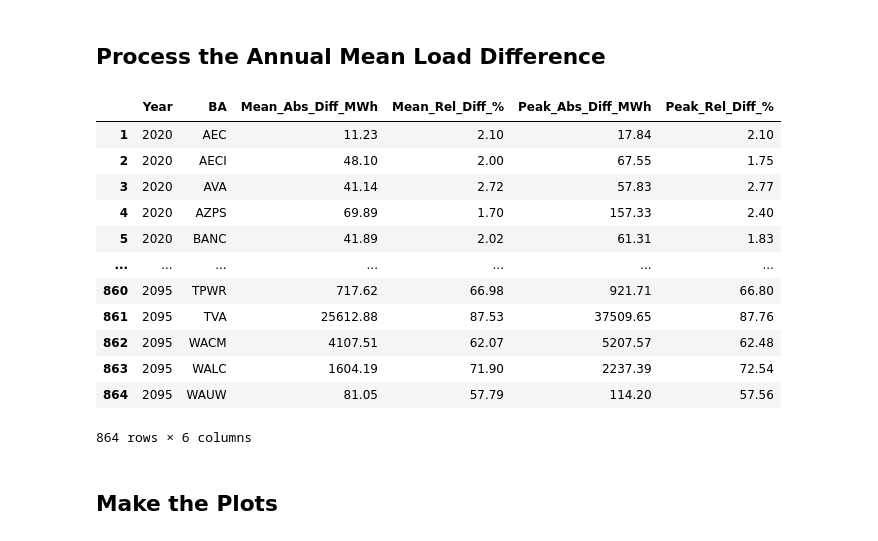
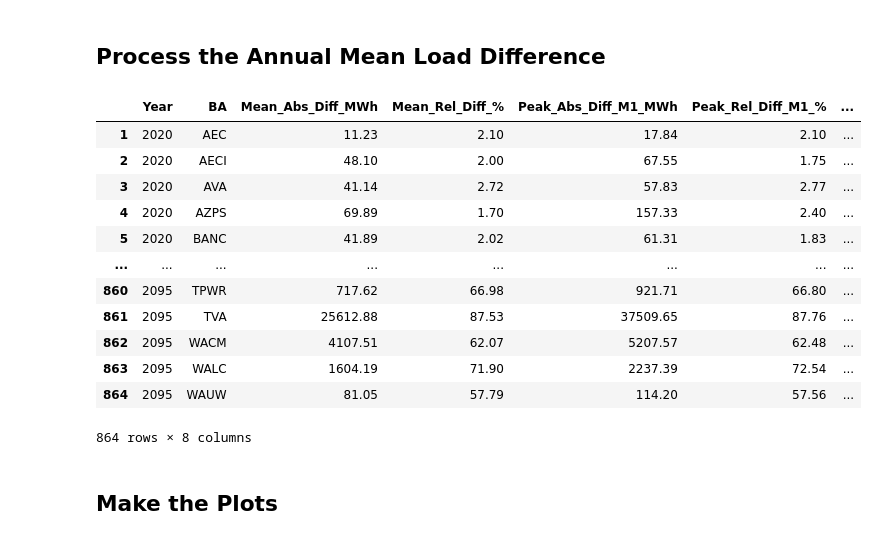
Before and after one commit to IMMM-SFA/burleyson-etal_2024_applied_energy, a Jupyter notebook: notebooks/ba_divergence_analysis.ipynb, the cells around one changed output. Drawn from its saved outputs; the diff is of its cells as text; code cells hidden in the pictures.

```diff
--- a/notebooks/ba_divergence_analysis.ipynb
+++ b/notebooks/ba_divergence_analysis.ipynb
@@ -16,13 +16,13 @@ from glob import glob
 # %%
 # Identify the top-level directory and the subdirectory where the data will be stored:
 data_input_dir =  '/Users/burl878/Documents/IMMM/Data/TELL/Production_Runs/tell_data/outputs/tell_output/'
-data_output_dir =  '/Users/burl878/Documents/Code/code_repos/burleyson-etal_2023_tbd/data/divergence/'
-image_output_dir =  '/Users/burl878/Documents/Code/code_repos/burleyson-etal_2023_tbd/figures/Balancing_Authorities/'
+data_output_dir =  '/Users/burl878/Documents/Code/code_repos/burleyson-etal_2023_applied_energy/data/divergence/'
+image_output_dir =  '/Users/burl878/Documents/Code/code_repos/burleyson-etal_2023_applied_energy/figures/'
 # %% [markdown]
 ## Process the Annual Mean Load Difference
 # %%
 # Define a function to calculate the annual mean load difference between 'scenario_one' and 'scenario_two':
-def process_ba_load_difference_time_series(data_input_dir: str, scenario_one: str, scenario_two: str):
+def process_ba_load_difference_time_series(data_input_dir: str, data_output_dir: str, scenario_one: str, scenario_two: str):
     # Initiate a counter to store the results:
     counter = 0;
     output_df = pd.DataFrame()
@@ -74,8 +74,10 @@ def process_ba_load_difference_time_series(data_input_dir: str, scenario_one: st
             output_df.loc[counter, 'BA'] = bas[i]
             output_df.loc[counter, 'Mean_Abs_Diff_MWh'] = subset_df['Absolute_Difference_MWh'].mean().round(2)
             output_df.loc[counter, 'Mean_Rel_Diff_%'] = subset_df['Relative_Difference_%'].mean().round(2)
-            output_df.loc[counter, 'Peak_Abs_Diff_MWh'] = peak_df['Absolute_Difference_MWh'].mean().round(2)
-            output_df.loc[counter, 'Peak_Rel_Diff_%'] = peak_df['Relative_Difference_%'].mean().round(2)
+            output_df.loc[counter, 'Peak_Abs_Diff_M1_MWh'] = peak_df['Absolute_Difference_MWh'].mean().round(2)
+            output_df.loc[counter, 'Peak_Rel_Diff_M1_%'] = peak_df['Relative_Difference_%'].mean().round(2)
+            output_df.loc[counter, 'Peak_Abs_Diff_M2_MWh'] = (abs(subset_df['Load_One_MWh'].max() - subset_df['Load_Two_MWh'].max())).round(2)
+            output_df.loc[counter, 'Peak_Rel_Diff_M2_%'] = 100*(output_df.loc[counter, 'Peak_Abs_Diff_M2_MWh'] / ((subset_df['Load_One_MWh'].max() + subset_df['Load_Two_MWh'].max())/2)).round(2)
 
             # Clean up and move to the next step in the loop:
             del subset_df, peak_df
@@ -90,39 +92,40 @@ def process_ba_load_difference_time_series(data_input_dir: str, scenario_one: st
 # %%
 # Set the groups of scenarios to plot:
 ssp_div_a_one = 'rcp45cooler_ssp5'; ssp_div_a_two = 'rcp45cooler_ssp3';
 ssp_div_b_one = 'rcp45hotter_ssp5'; ssp_div_b_two = 'rcp45hotter_ssp3';
 ssp_div_c_one = 'rcp85cooler_ssp5'; ssp_div_c_two = 'rcp85cooler_ssp3';
 ssp_div_d_one = 'rcp85hotter_ssp5'; ssp_div_d_two = 'rcp85hotter_ssp3';
 
 rcp_div_a_one = 'rcp85cooler_ssp3'; rcp_div_a_two = 'rcp45cooler_ssp3';
 rcp_div_b_one = 'rcp85hotter_ssp3'; rcp_div_b_two = 'rcp45hotter_ssp3';
 rcp_div_c_one = 'rcp85cooler_ssp5'; rcp_div_c_two = 'rcp45cooler_ssp5';
 rcp_div_d_one = 'rcp85hotter_ssp5'; rcp_div_d_two = 'rcp45hotter_ssp5';
 
 gcm_div_a_one = 'rcp45hotter_ssp3'; gcm_div_a_two = 'rcp45cooler_ssp3';
 gcm_div_b_one = 'rcp45hotter_ssp5'; gcm_div_b_two = 'rcp45cooler_ssp5';
 gcm_div_c_one = 'rcp85hotter_ssp3'; gcm_div_c_two = 'rcp85cooler_ssp3';
 gcm_div_d_one = 'rcp85hotter_ssp5'; gcm_div_d_two = 'rcp85cooler_ssp5';
 
 # Process the load time series for each pair of scenarios
 output_df = process_ba_load_difference_time_series(data_input_dir = data_input_dir,
+                                                   data_output_dir = data_output_dir,
                                                    scenario_one = ssp_div_a_one,
                                                    scenario_two = ssp_div_a_two)
 
 output_df
 # %% [output]
-|  | Year | BA | Mean_Abs_Diff_MWh | Mean_Rel_Diff_% | Peak_Abs_Diff_MWh | Peak_Rel_Diff_% |
-| 1 | 2020 | AEC | 11.23 | 2.10 | 17.84 | 2.10 |
-| 2 | 2020 | AECI | 48.10 | 2.00 | 67.55 | 1.75 |
-| 3 | 2020 | AVA | 41.14 | 2.72 | 57.83 | 2.77 |
-| 4 | 2020 | AZPS | 69.89 | 1.70 | 157.33 | 2.40 |
-| 5 | 2020 | BANC | 41.89 | 2.02 | 61.31 | 1.83 |
-| ... | ... | ... | ... | ... | ... | ... |
-| 860 | 2095 | TPWR | 717.62 | 66.98 | 921.71 | 66.80 |
-| 861 | 2095 | TVA | 25612.88 | 87.53 | 37509.65 | 87.76 |
-| 862 | 2095 | WACM | 4107.51 | 62.07 | 5207.57 | 62.48 |
-| 863 | 2095 | WALC | 1604.19 | 71.90 | 2237.39 | 72.54 |
-| 864 | 2095 | WAUW | 81.05 | 57.79 | 114.20 | 57.56 |
+|  | Year | BA | Mean_Abs_Diff_MWh | Mean_Rel_Diff_% | Peak_Abs_Diff_M1_MWh | Peak_Rel_Diff_M1_% | ... |
+| 1 | 2020 | AEC | 11.23 | 2.10 | 17.84 | 2.10 | ... |
+| 2 | 2020 | AECI | 48.10 | 2.00 | 67.55 | 1.75 | ... |
+| 3 | 2020 | AVA | 41.14 | 2.72 | 57.83 | 2.77 | ... |
+| 4 | 2020 | AZPS | 69.89 | 1.70 | 157.33 | 2.40 | ... |
+| 5 | 2020 | BANC | 41.89 | 2.02 | 61.31 | 1.83 | ... |
+| ... | ... | ... | ... | ... | ... | ... | ... |
+| 860 | 2095 | TPWR | 717.62 | 66.98 | 921.71 | 66.80 | ... |
+| 861 | 2095 | TVA | 25612.88 | 87.53 | 37509.65 | 87.76 | ... |
+| 862 | 2095 | WACM | 4107.51 | 62.07 | 5207.57 | 62.48 | ... |
+| 863 | 2095 | WALC | 1604.19 | 71.90 | 2237.39 | 72.54 | ... |
+| 864 | 2095 | WAUW | 81.05 | 57.79 | 114.20 | 57.56 | ... |
-864 rows × 6 columns
+864 rows × 8 columns
 # %% [markdown]
 ## Make the Plots
```
Also changed, not shown: parts of 5 cells of this notebook, 58 other files.
